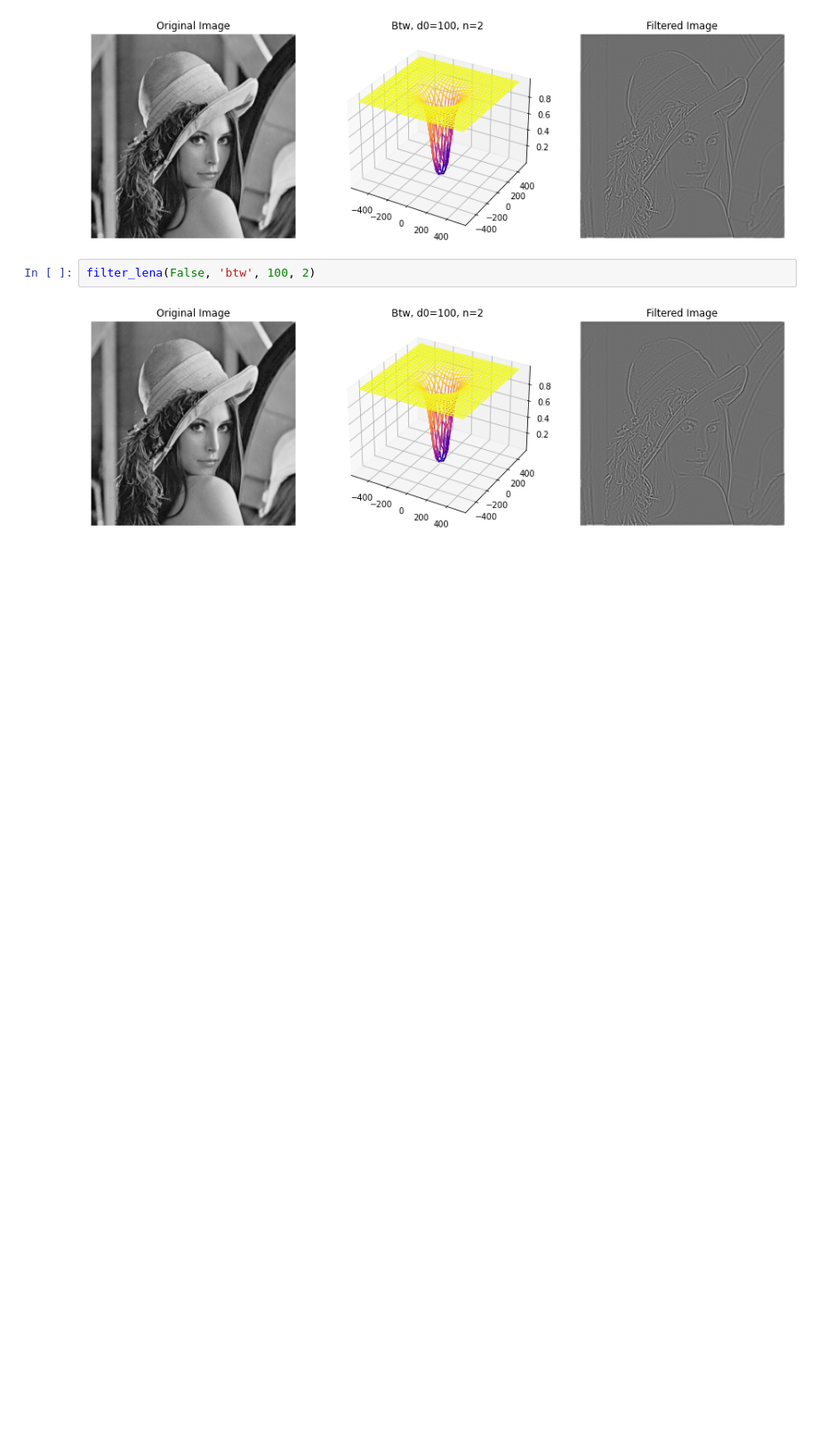
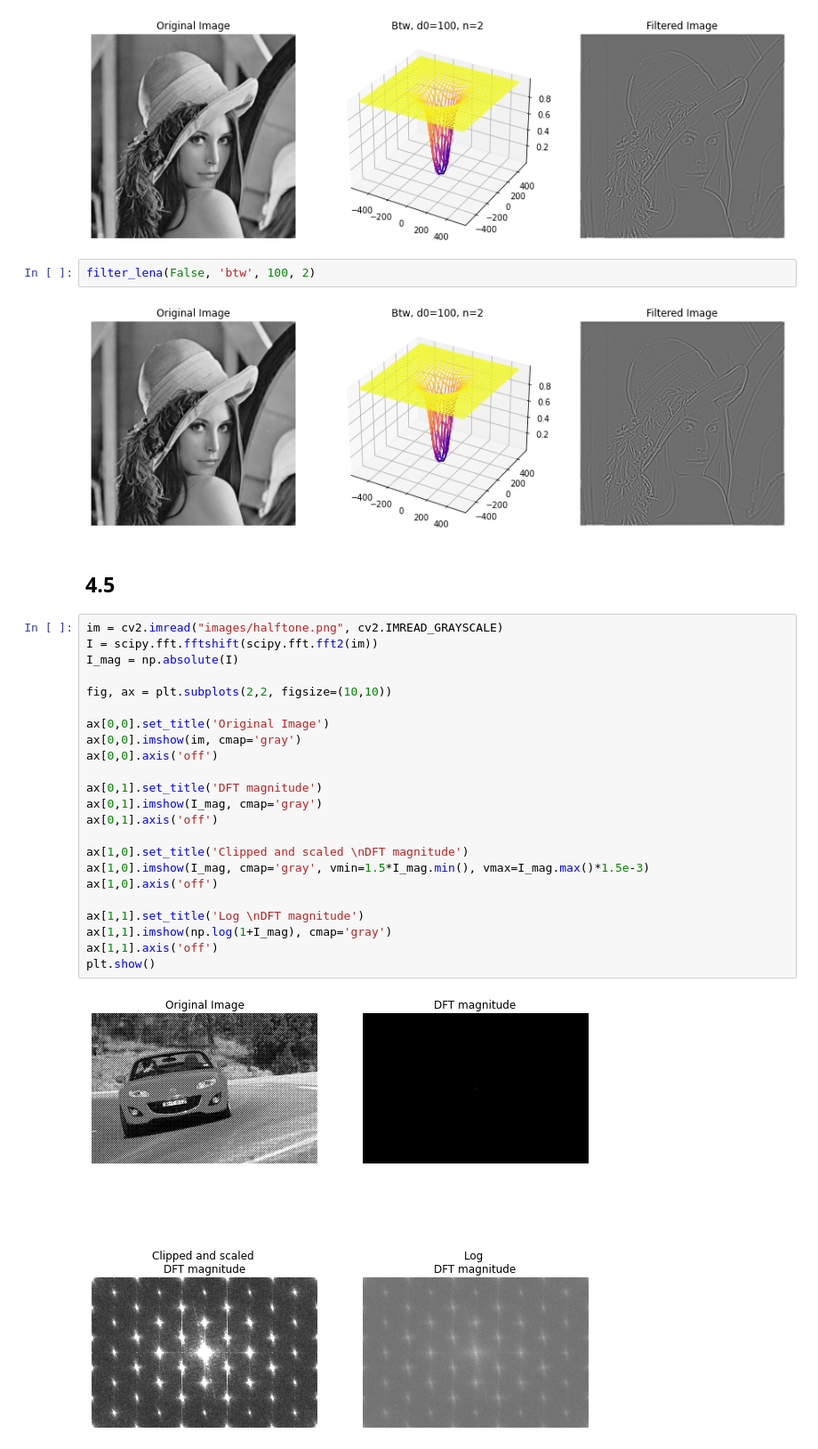
Before and after one commit to joaco18/maia-france-image-proc, a Jupyter notebook: lab4/lab4.ipynb, the cells around one changed output. Shown at 89% size. Saved outputs shown, nothing was run; the diff lists cells and outputs as text; blank space fills up the shorter version.

```diff
--- a/lab4/lab4.ipynb
+++ b/lab4/lab4.ipynb
@@ -403,3 +403,30 @@ filter_lena(False, 'btw', 100, 2)
 filter_lena(False, 'btw', 100, 2)
 # %% [output]
 [figure]
+# %% [markdown]
+## 4.5
+# %%
+im = cv2.imread("images/halftone.png", cv2.IMREAD_GRAYSCALE)
+I = scipy.fft.fftshift(scipy.fft.fft2(im))
+I_mag = np.absolute(I)
+
+fig, ax = plt.subplots(2,2, figsize=(10,10))
+
+ax[0,0].set_title('Original Image')
+ax[0,0].imshow(im, cmap='gray')
+ax[0,0].axis('off')
+
+ax[0,1].set_title('DFT magnitude')
+ax[0,1].imshow(I_mag, cmap='gray')
+ax[0,1].axis('off')
+
+ax[1,0].set_title('Clipped and scaled \nDFT magnitude')
+ax[1,0].imshow(I_mag, cmap='gray', vmin=1.5*I_mag.min(), vmax=I_mag.max()*1.5e-3)
+ax[1,0].axis('off')
+
+ax[1,1].set_title('Log \nDFT magnitude')
+ax[1,1].imshow(np.log(1+I_mag), cmap='gray')
+ax[1,1].axis('off')
+plt.show()
+# %% [output]
+[figure, added]
```
Also changed, not shown: parts of 2 cells of this notebook, 1 other file.
